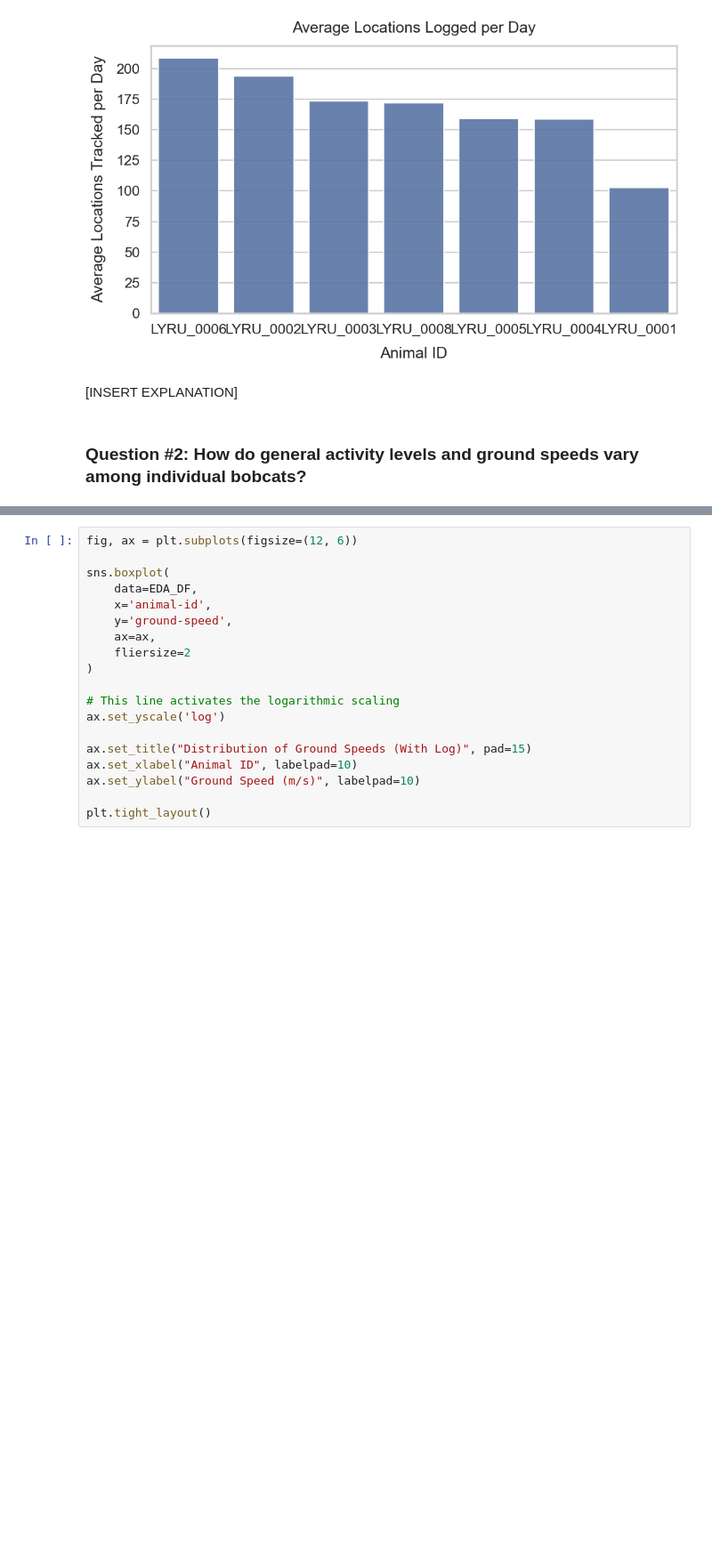
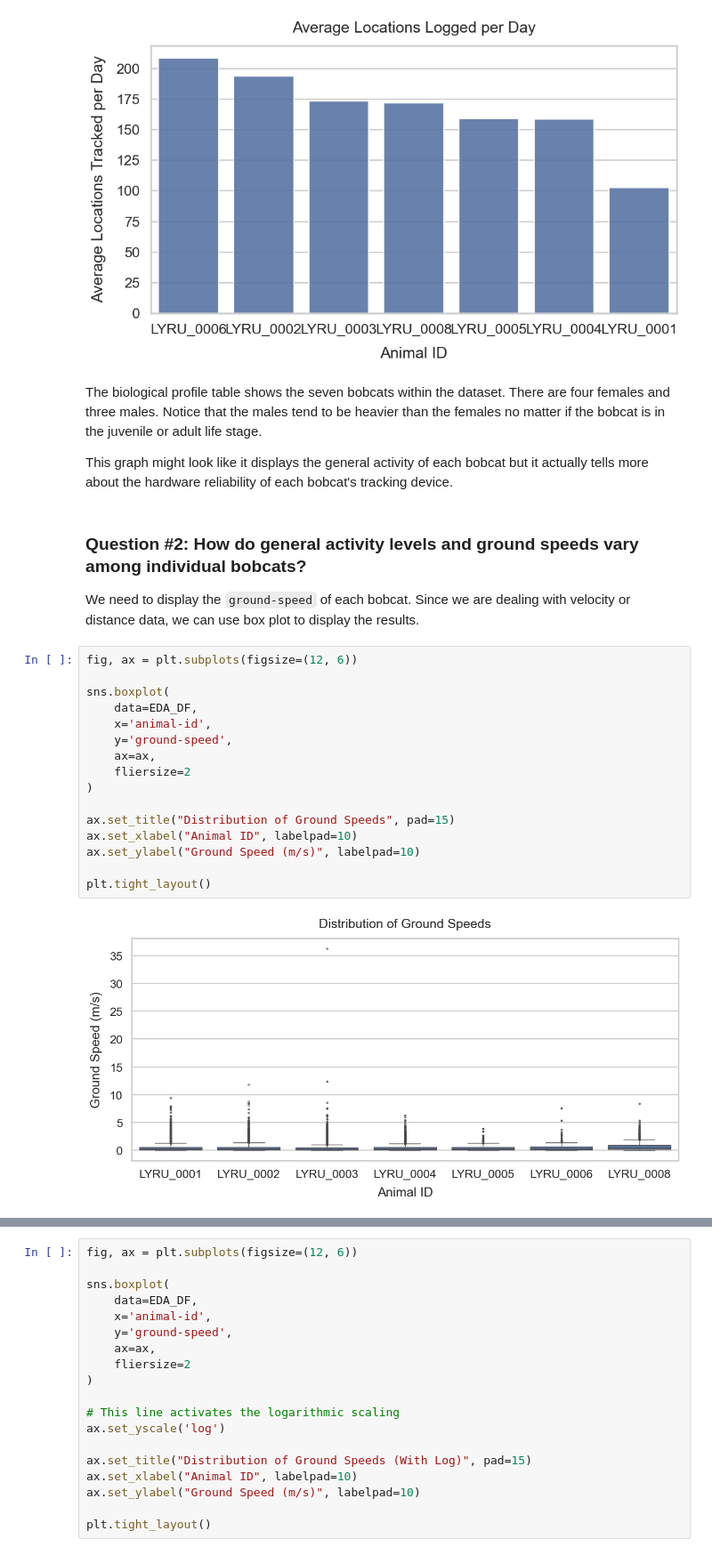
Before and after one commit to zrygan/animove, a Jupyter notebook: notebooks/data_processing.ipynb, the cells around one changed output, grey strips where cells are left out. Shown at 89% size. Drawn from its saved outputs; the diff is of its cells as text; blank space fills up the shorter version.

```diff
--- a/notebooks/data_processing.ipynb
+++ b/notebooks/data_processing.ipynb
@@ -631,6 +632,28 @@ LYRU_0006   m      6700.0   subadult
 LYRU_0008   m     11400.0      adult
 [figure]
 # %% [markdown]
-[INSERT EXPLANATION]
+The biological profile table shows the seven bobcats within the dataset. There are four females and three males. Notice that the males tend to be heavier than the females no matter if the bobcat is in the juvenile or adult life stage.
+
+This graph might look like it displays the general activity of each bobcat but it actually tells more about the hardware reliability of each bobcat's tracking device.
 # %% [markdown]
 ### **Question #2: How do general activity levels and ground speeds vary among individual bobcats?**
+
+We need to display the `ground-speed` of each bobcat. Since we are dealing with velocity or distance data, we can use box plot to display the results.
+# %%
+fig, ax = plt.subplots(figsize=(12, 6))
+
+sns.boxplot(
+    data=EDA_DF,
+    x='animal-id',
+    y='ground-speed',
+    ax=ax,
+    fliersize=2
+)
+
+ax.set_title("Distribution of Ground Speeds", pad=15)
+ax.set_xlabel("Animal ID", labelpad=10)
+ax.set_ylabel("Ground Speed (m/s)", labelpad=10)
+
+plt.tight_layout()
+# %% [output]
+[figure, added]
```
Also changed, not shown: parts of 5 cells of this notebook, 1 other file.
